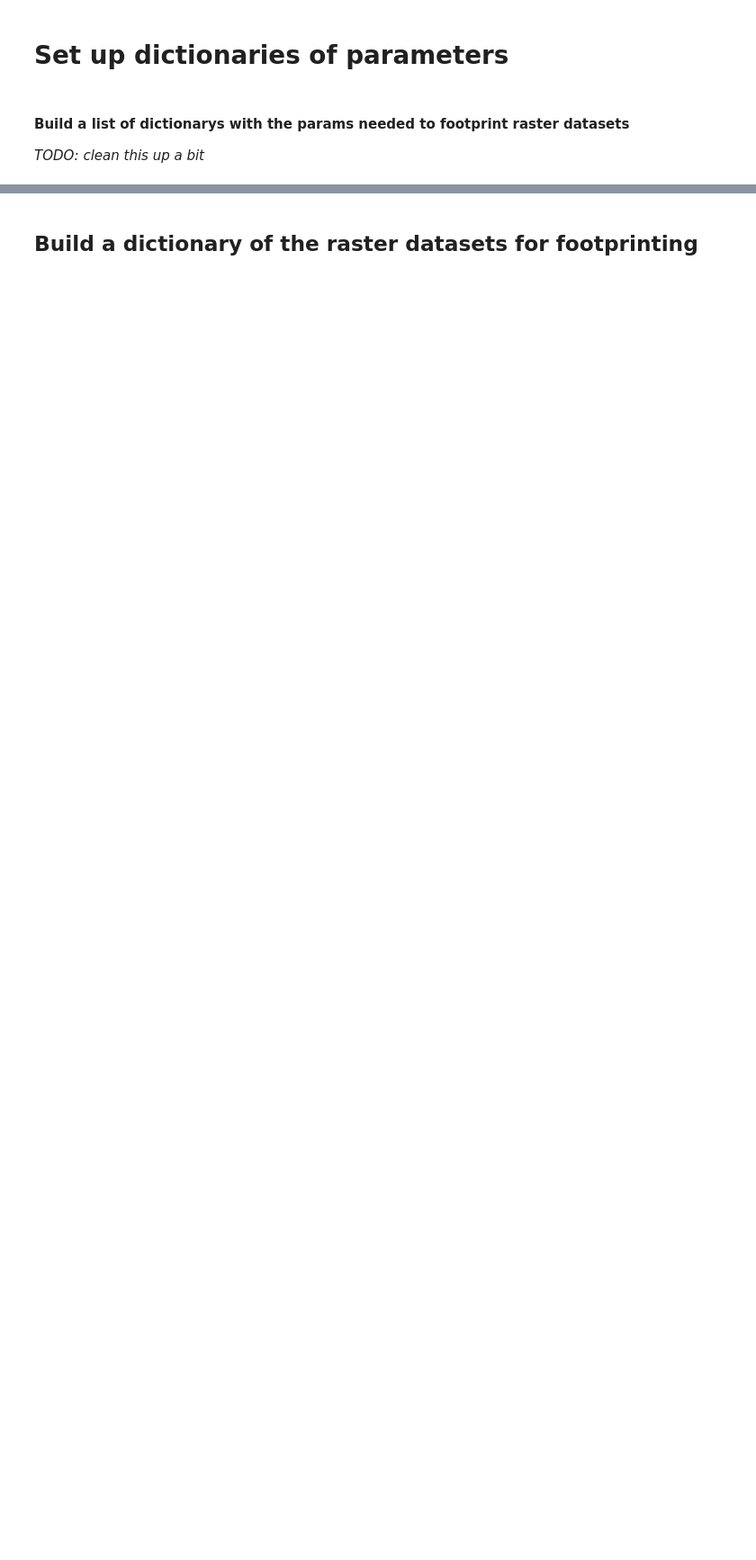
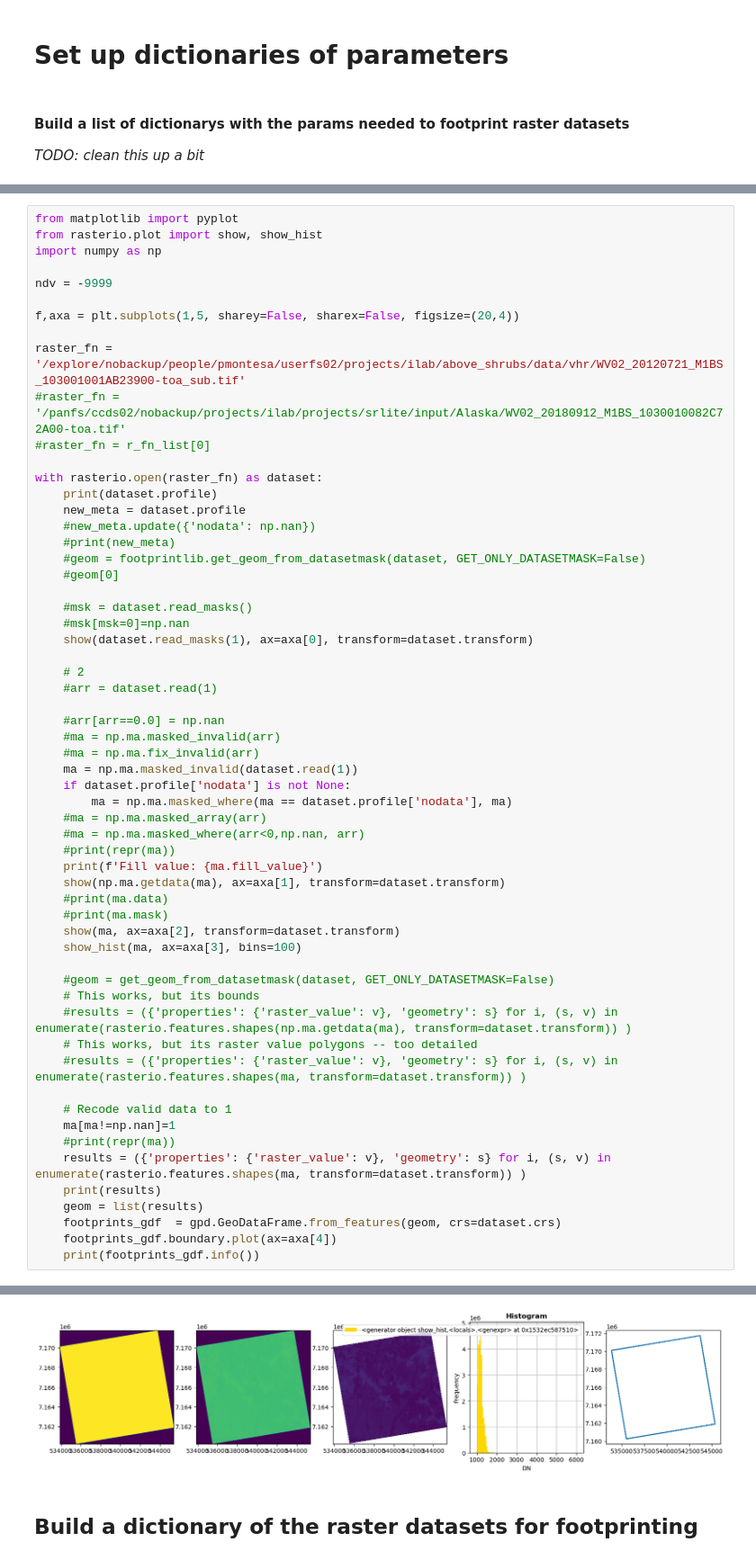
Before and after one commit to pahbs/geoscitools, a Jupyter notebook: footprint.ipynb, the cells around one changed output, grey strips where cells are left out. Shown: that part at 90% size. Drawn from its saved outputs; the diff is of its cells as text; blank space fills up the shorter version.

```diff
--- a/footprint.ipynb
+++ b/footprint.ipynb
@@ -46,0 +105,60 @@ if False:
+# %%
+from matplotlib import pyplot
+from rasterio.plot import show, show_hist
+import numpy as np
+
+ndv = -9999
+
+f,axa = plt.subplots(1,5, sharey=False, sharex=False, figsize=(20,4))
+
+raster_fn = '/explore/nobackup/people/pmontesa/userfs02/projects/ilab/above_shrubs/data/vhr/WV02_20120721_M1BS_103001001AB23900-toa_sub.tif'
+#raster_fn = '/panfs/ccds02/nobackup/projects/ilab/projects/srlite/input/Alaska/WV02_20180912_M1BS_1030010082C72A00-toa.tif'
+#raster_fn = r_fn_list[0]
+
+with rasterio.open(raster_fn) as dataset:
+    print(dataset.profile)
+    new_meta = dataset.profile
+    #new_meta.update({'nodata': np.nan})
+    #print(new_meta)
+    #geom = footprintlib.get_geom_from_datasetmask(dataset, GET_ONLY_DATASETMASK=False)
+    #geom[0]
+
+    #msk = dataset.read_masks()
+    #msk[msk=0]=np.nan
+    show(dataset.read_masks(1), ax=axa[0], transform=dataset.transform)
+
+    # 2
+    #arr = dataset.read(1)
+
+    #arr[arr==0.0] = np.nan
+    #ma = np.ma.masked_invalid(arr)
+    #ma = np.ma.fix_invalid(arr)
+    ma = np.ma.masked_invalid(dataset.read(1))
+    if dataset.profile['nodata'] is not None:
+        ma = np.ma.masked_where(ma == dataset.profile['nodata'], ma)
+    #ma = np.ma.masked_array(arr)
+    #ma = np.ma.masked_where(arr<0,np.nan, arr)
+    #print(repr(ma))
+    print(f'Fill value: {ma.fill_value}')
+    show(np.ma.getdata(ma), ax=axa[1], transform=dataset.transform)
+    #print(ma.data)
+    #print(ma.mask)
+    show(ma, ax=axa[2], transform=dataset.transform)
+    show_hist(ma, ax=axa[3], bins=100)
+
+    #geom = get_geom_from_datasetmask(dataset, GET_ONLY_DATASETMASK=False)
+    # This works, but its bounds
+    #results = ({'properties': {'raster_value': v}, 'geometry': s} for i, (s, v) in enumerate(rasterio.features.shapes(np.ma.getdata(ma), transform=dataset.transform)) )
+    # This works, but its raster value polygons -- too detailed
+    #results = ({'properties': {'raster_value': v}, 'geometry': s} for i, (s, v) in enumerate(rasterio.features.shapes(ma, transform=dataset.transform)) )
+
+    # Recode valid data to 1
+    ma[ma!=np.nan]=1
+    #print(repr(ma))
+    results = ({'properties': {'raster_value': v}, 'geometry': s} for i, (s, v) in enumerate(rasterio.features.shapes(ma, transform=dataset.transform)) )
+    print(results)
+    geom = list(results)
+    footprints_gdf  = gpd.GeoDataFrame.from_features(geom, crs=dataset.crs)
+    footprints_gdf.boundary.plot(ax=axa[4])
+    print(footprints_gdf.info())
+# %% [output]
@@ -47,3 +179,4 @@ if False:
+[figure, added]
 # %% [markdown]
 ## Build a dictionary of the raster datasets for footprinting
 # %%
```
Also changed, not shown: parts of 12 cells of this notebook, 1 other file.
